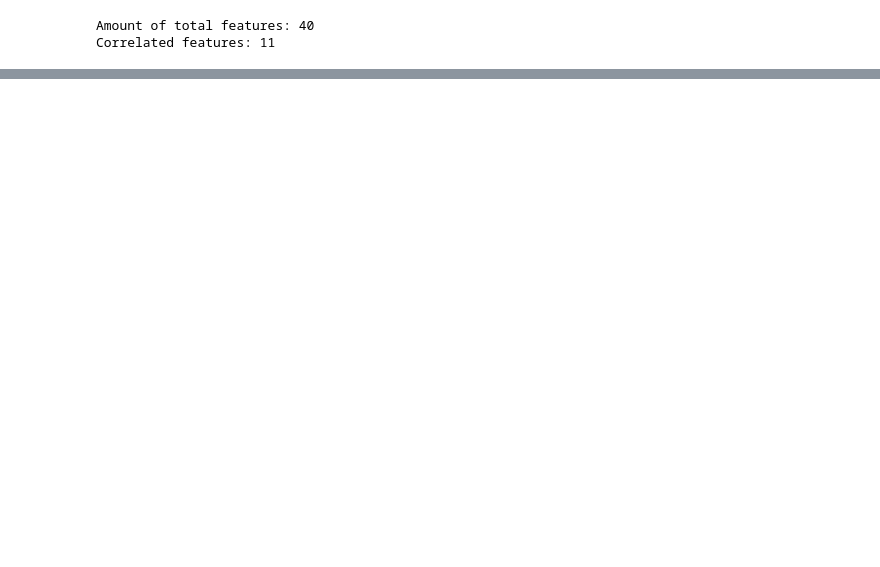
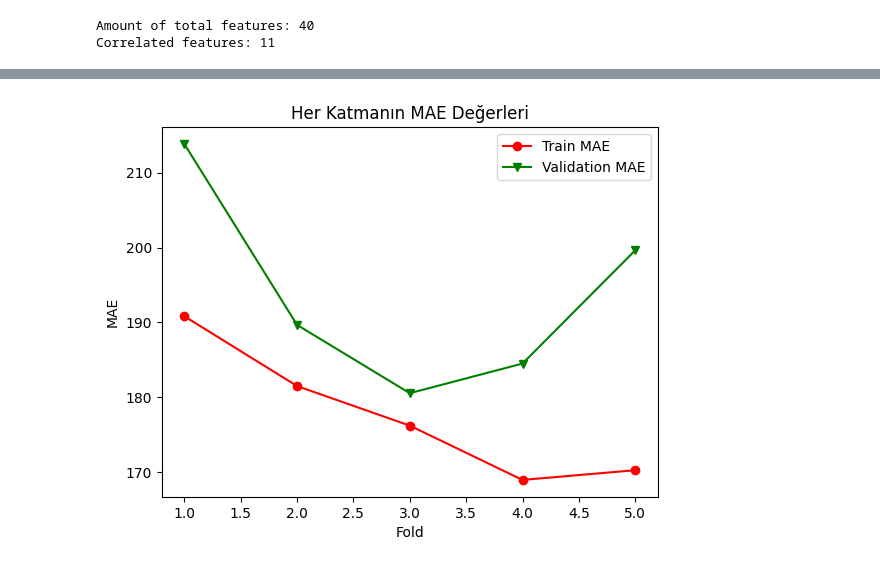
Before and after one commit to kntvrl/iyzico_project_tree_approach, a Jupyter notebook: iyzico_project.ipynb, the cells around one changed output, grey strips where cells are left out. Cells and saved outputs as stored; diff of their text form; code cells hidden in the pictures; blank space fills up the shorter version.

Commit message:
add model_evaluation

```diff
--- a/iyzico_project.ipynb
+++ b/iyzico_project.ipynb
@@ -862,0 +1057,4 @@ Correlated features: 11
+# %%
+bayesian_hyperparams = {'booster': 'gbtree', 'colsample_bytree': 0.765, 'gamma': 0.2, 'learning_rate': 0.015, 'max_depth': 7, 'min_child_weight': 1, 'n_estimators': 90, 'reg_alpha': 47.0, 'reg_lambda': 0.121, 'scale_pos_weight': 1, 'subsample': 1}
+xg_reg = xgb.XGBRegressor(**bayesian_hyperparams)
+xg_reg
@@ -862,0 +1078,9 @@ Correlated features: 11
+# %%
+selector = SelectKBest(score_func=f_regression, k=29)
+selector.fit_transform(X, y)
+selected_indices = selector.get_support(indices=True)
+print("Selected features:")
+selected_features=[]
+for i in selected_indices:
+    selected_features.append(X.columns[i])
+print(selected_features)
@@ -862,0 +1090,3 @@ Correlated features: 11
+# %%
+new_train_columns = selected_features
+len(new_train_columns)
@@ -862,0 +1095,6 @@ Correlated features: 11
+# %%
+X = new_train[new_train_columns]
+y= new_train[target]
+X_train, X_test, y_train, y_test = train_test_split(X, y, test_size=0.2, random_state=52)
+tscv = TimeSeriesSplit(n_splits=5)
+mae_per_fold, mae_train_scores, mae_validation_scores, mae_test, model=check_model(xg_reg, X_train, y_train, X_test, y_test,tscv)
@@ -862,0 +1122,10 @@ Correlated features: 11
+# %%
+plt.plot(range(1, len(mae_per_fold) + 1), mae_train_scores, marker='o', c="red", label='Train MAE')
+plt.plot(range(1, len(mae_per_fold) + 1), mae_validation_scores, marker='v', c="green", label='Validation MAE')
+plt.xlabel('Fold')
+plt.ylabel('MAE')
+plt.title('Her Katmanın MAE Değerleri')
+plt.legend()
+plt.show()
+# %% [output]
+[figure, added]
```
Also changed, not shown: parts of 94 cells of this notebook.
